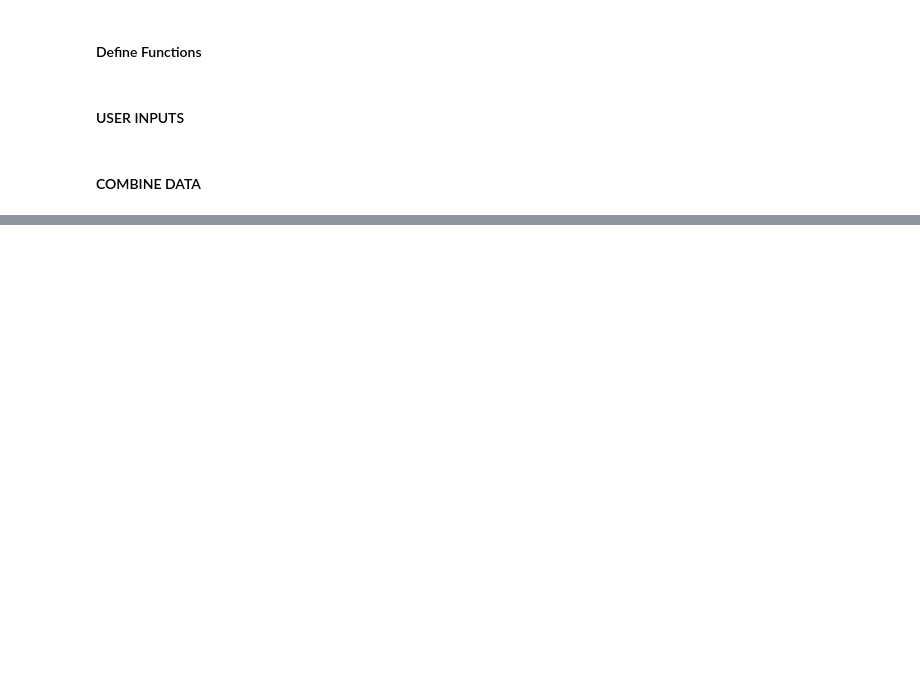
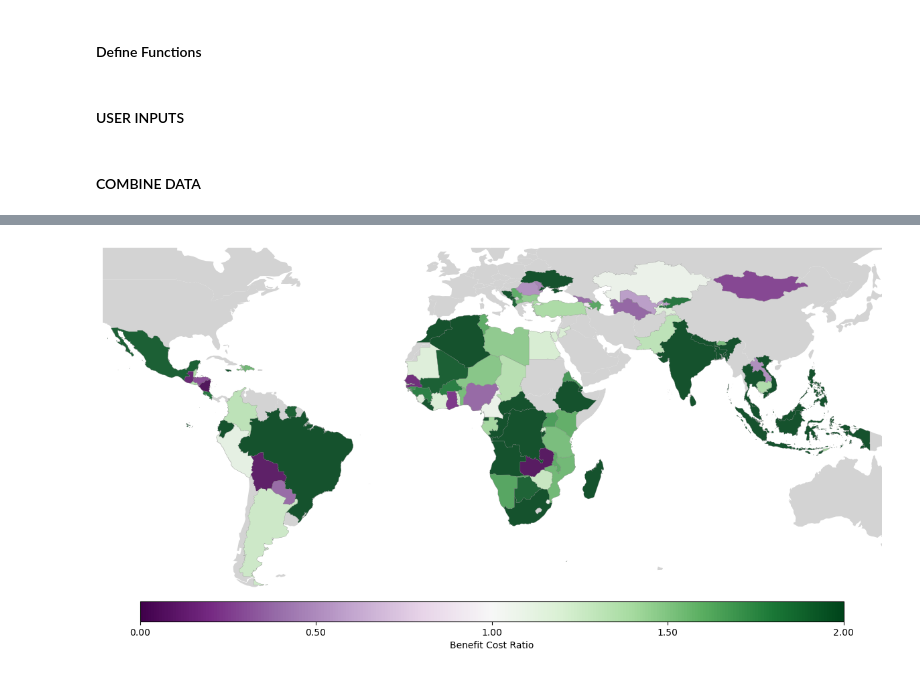
Before and after one commit to mvbnffc/flood-wealth, a Jupyter notebook: notebooks/4_adaptation_figures.ipynb, the cells around one changed output, grey strips where cells are left out. Cells and saved outputs as stored; diff of their text form; code cells hidden in the pictures; blank space fills up the shorter version.

```diff
--- a/notebooks/4_adaptation_figures.ipynb
+++ b/notebooks/4_adaptation_figures.ipynb
@@ -588 +402,72 @@ results_fp.sort_values('annual_benefits', ascending=False)[10:]
+# %%
+# Plot a map of the flood protection metrics
+# Map parameters
+figsize = (15, 10)
+colormap = plt.cm.PRGn
+colormap_min = 0
+colormap_max = 2
+metric = "bcr"
+label = "Benefit Cost Ratio"
+
+# Create a copy of original dataframe for mapping
+map_df = best_adaptation.copy()
+# Simplify the admin boundaries (useful for plotting)
+map_df['geometry'] = map_df['geometry'].simplify(tolerance=0.1)
+
+fig, ax = plt.subplots(1, 1, figsize=figsize)
+
+# Create a basemap of the world
+world_url = "https://naciscdn.org/naturalearth/110m/cultural/ne_110m_admin_0_countries.zip"
+try:
+    world = gpd.read_file(world_url)
+    world.plot(ax=ax, color='lightgray')
+except Exception as e:
+    print(f"Couldn't load world map from URL: {e}")
+    print("Proceeding without background world map")
+
+# Plot data for available countries
+if metric in map_df.columns:
+    # Create a mask for rows with non-null metric values
+    valid_data = ~map_df[metric].isna()
+
+    # Colormap normalizatoin
+    norm = Normalize(vmin=colormap_min, vmax=colormap_max)
+
+    # Plot coutnries with data using metric to control color
+    map_df[valid_data].plot(column=metric,
+                            ax=ax,
+                            cmap=colormap,
+                            norm=norm,
+                            edgecolor='gray',
+                            linewidth=0.2,
+                            alpha=0.9)
+
+# # # Add title explicitly to the ax object, not using plt.title
+# ax.set_title(title, fontsize=15, pad=20)
+
+# Create a colourbar
+sm = ScalarMappable(cmap=colormap, norm=norm)
+sm.set_array([])
+# Create the colorbar with custom positioning
+cax = fig.add_axes([0.162, 0.2, 0.7, 0.03])  # [left, bottom, width, height]
+cbar = fig.colorbar(sm, cax=cax, orientation='horizontal')
+# Create evenly spaced ticks (5 ticks including min and max)
+tick_values = np.linspace(colormap_min, colormap_max, 5)
+cbar.set_ticks(tick_values)
+# Format the tick labels to have fewer decimal places
+cbar.set_ticklabels([f"{v:.2f}" for v in tick_values])
+cbar.set_label(label)
+
+
+# Set extent
+ax.set_xlim(xmin, xmax)
+ax.set_ylim(ymin, ymax)
+
+
+# Turn off the axis
+ax.set_axis_off()
+
+plt.show()
+# %% [output]
+[figure, added]
 # %%
```
Also changed, not shown: parts of 45 cells of this notebook, 2 other files.
